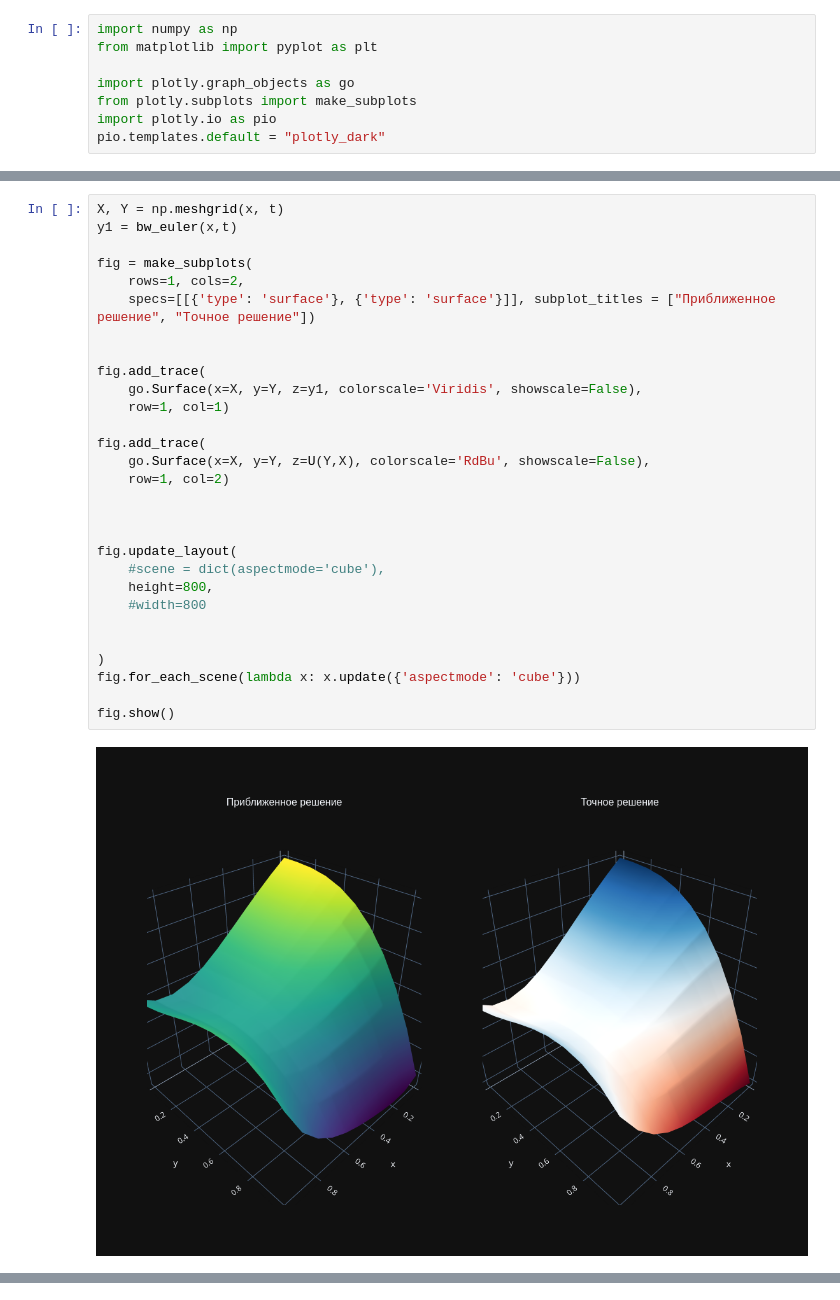
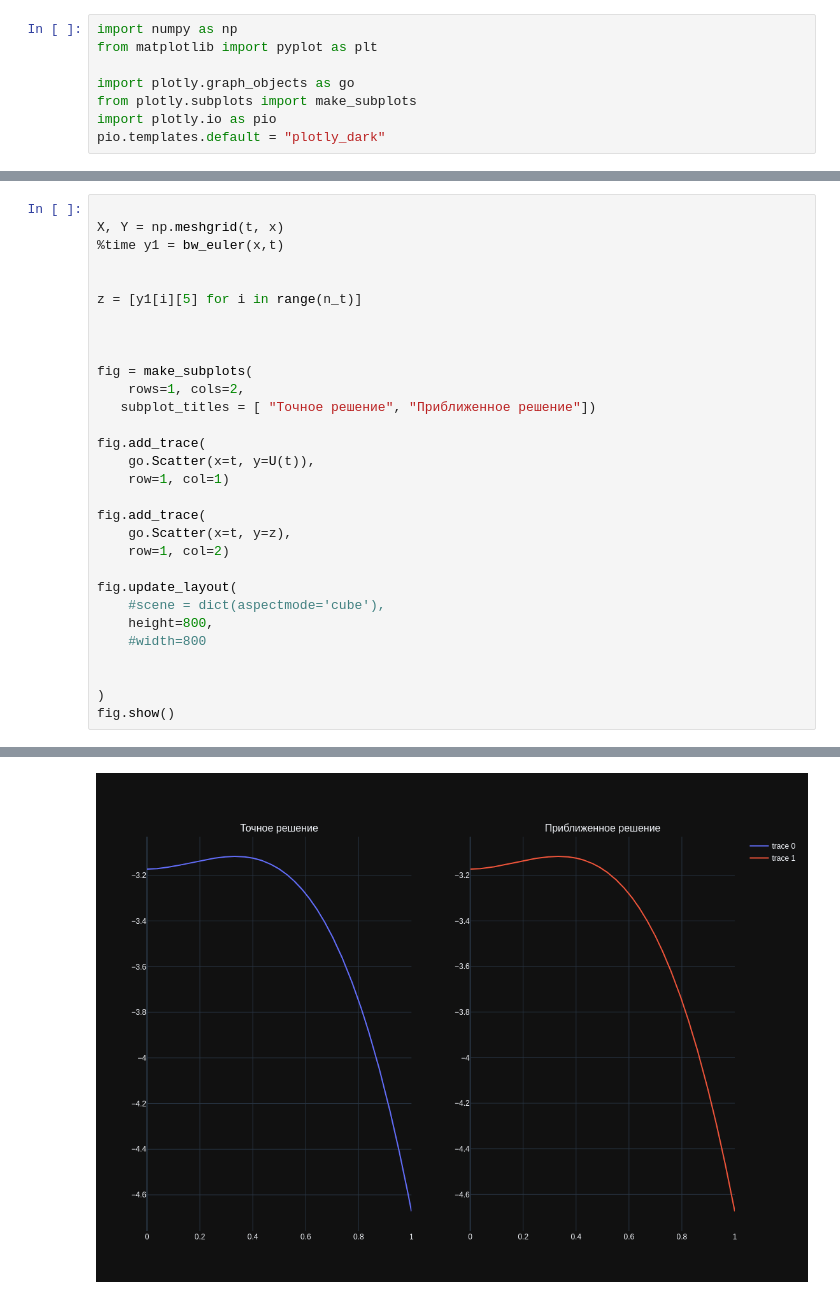
Before and after one commit to VeryBaDWerewolf/numerical-labs, a Jupyter notebook: Task1.ipynb, the cells around one changed output, grey strips where cells are left out. Cells and saved outputs as stored; diff of their text form.

```diff
--- a/Task1.ipynb
+++ b/Task1.ipynb
@@ -96,31 +55,31 @@ fig.show()
-# %%
-X, Y = np.meshgrid(x, t)
-y1 = bw_euler(x,t)
-
-fig = make_subplots(
-    rows=1, cols=2,
-    specs=[[{'type': 'surface'}, {'type': 'surface'}]], subplot_titles = ["Приближенное решение", "Точное решение"])
-
-
-fig.add_trace(
-    go.Surface(x=X, y=Y, z=y1, colorscale='Viridis', showscale=False),
-    row=1, col=1)
-
-fig.add_trace(
-    go.Surface(x=X, y=Y, z=U(Y,X), colorscale='RdBu', showscale=False),
-    row=1, col=2)
-
-
-
-fig.update_layout(
-    #scene = dict(aspectmode='cube'),
-    height=800,
-    #width=800
-
-
-)
-fig.for_each_scene(lambda x: x.update({'aspectmode': 'cube'}))
-
-fig.show()
-# %% [output]
-[figure, removed]
+# %%
+
+X, Y = np.meshgrid(t, x)
+%time y1 = bw_euler(x,t)
+
+
+z = [y1[i][5] for i in range(n_t)]
+
+
+
+fig = make_subplots(
+    rows=1, cols=2,
+   subplot_titles = [ "Точное решение", "Приближенное решение"])
+
+fig.add_trace(
+    go.Scatter(x=t, y=U(t)),
+    row=1, col=1)
+
+fig.add_trace(
+    go.Scatter(x=t, y=z),
+    row=1, col=2)
+
+fig.update_layout(
+    #scene = dict(aspectmode='cube'),
+    height=800,
+    #width=800
+
+
+)
+fig.show()
+# %% [output]
@@ -127 +88,2 @@ fig.show()
+[figure, added]
 # %%
```
Also changed, not shown: parts of 5 cells of this notebook, 1 other file.
